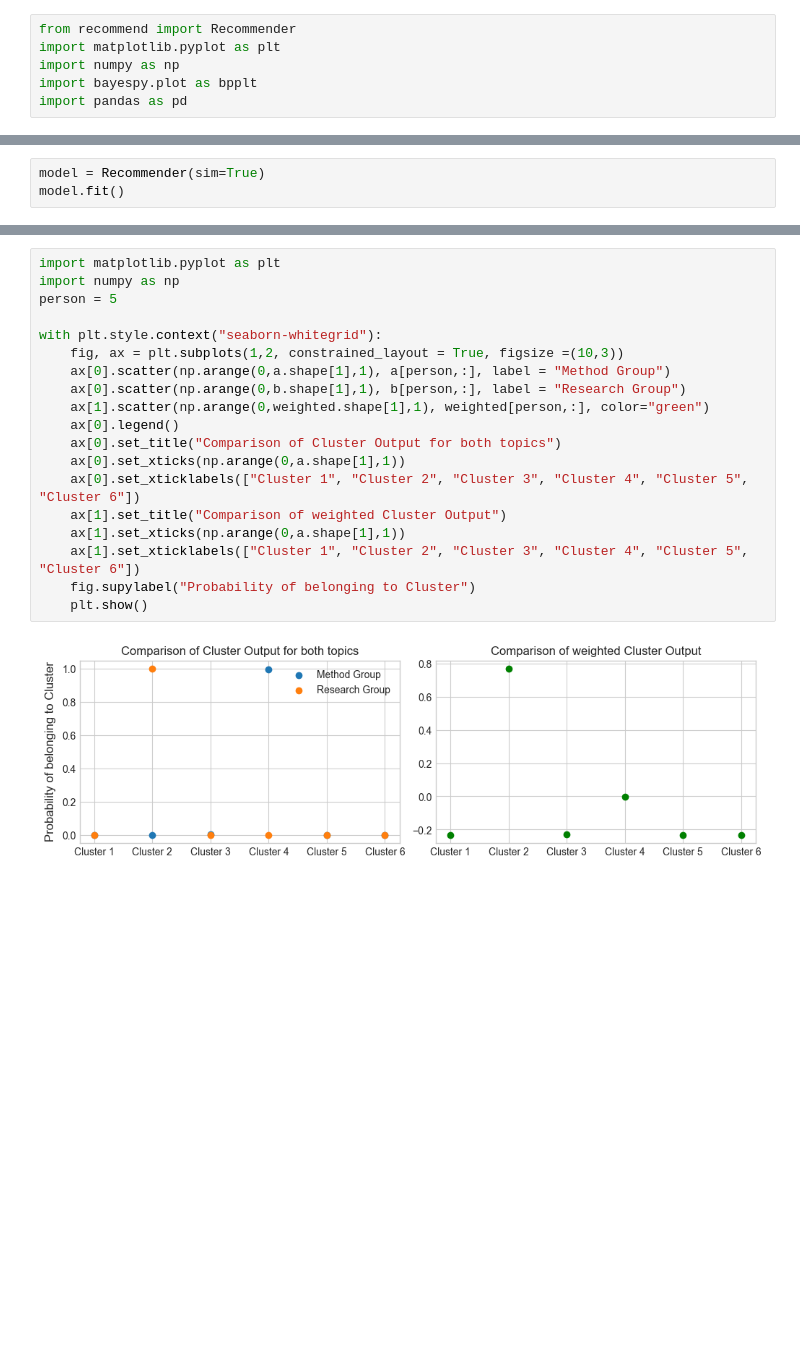
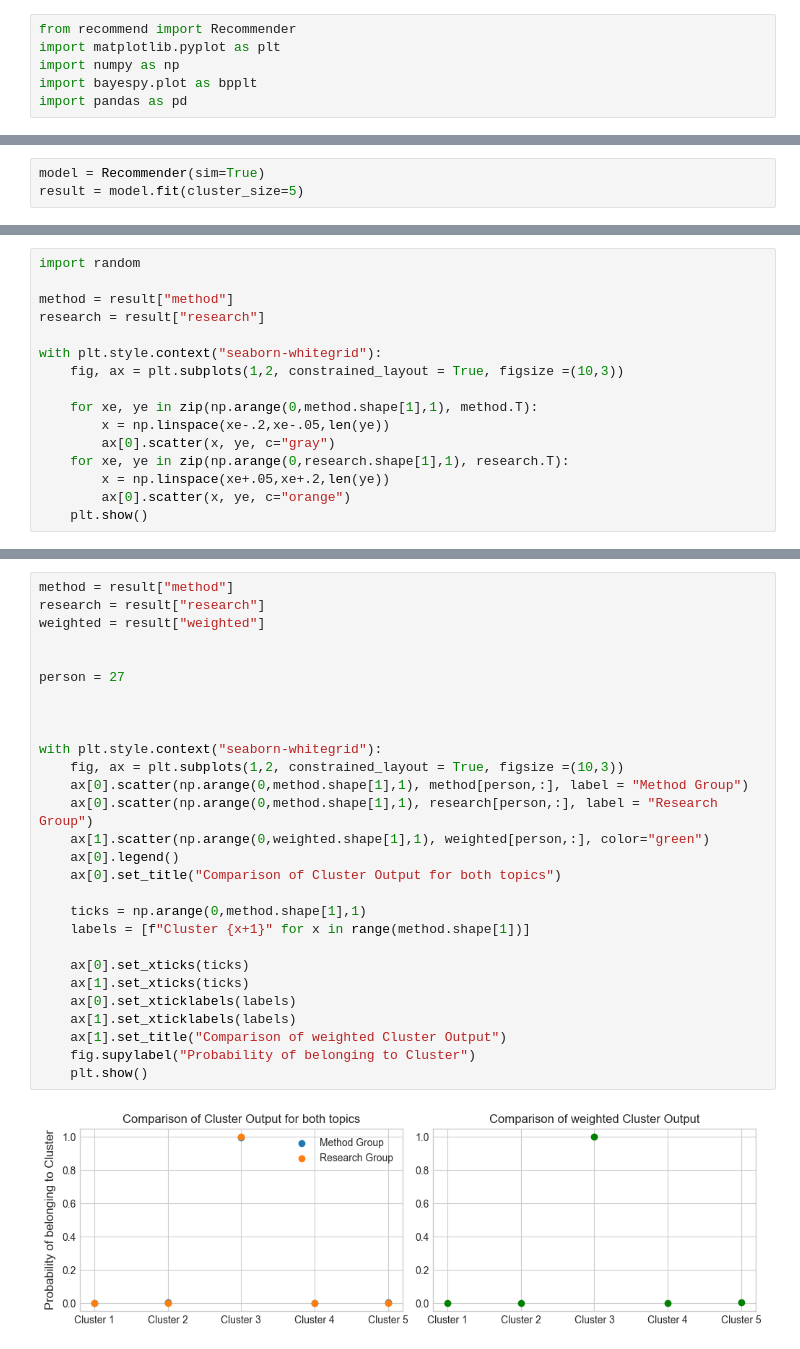
Before and after one commit to MisterXY89/byteme, a Jupyter notebook: src/explore_data.ipynb, the cells around one changed output, grey strips where cells are left out. Cells and saved outputs as stored; diff of their text form; blank space fills up the shorter version.

Commit message:
Update Model

```diff
--- a/src/explore_data.ipynb
+++ b/src/explore_data.ipynb
@@ -9,3 +7,3 @@ df = pd.read_csv("/Users/anton/Documents/Projects/byteme/data/dummy.csv").iloc[:
 # %%
 model = Recommender(sim=True)
-model.fit()
+result = model.fit(cluster_size=5)
@@ -17,0 +10,16 @@ b = res2._message_to_child()[0].reshape(35,6)
+# %%
+import random
+
+method = result["method"]
+research = result["research"]
+
+with plt.style.context("seaborn-whitegrid"):
+    fig, ax = plt.subplots(1,2, constrained_layout = True, figsize =(10,3))
+
+    for xe, ye in zip(np.arange(0,method.shape[1],1), method.T):
+        x = np.linspace(xe-.2,xe-.05,len(ye))
+        ax[0].scatter(x, ye, c="gray")
+    for xe, ye in zip(np.arange(0,research.shape[1],1), research.T):
+        x = np.linspace(xe+.05,xe+.2,len(ye))
+        ax[0].scatter(x, ye, c="orange")
+    plt.show()
@@ -18,21 +28,30 @@ b = res2._message_to_child()[0].reshape(35,6)
 # %%
-import matplotlib.pyplot as plt
-import numpy as np
-person = 5
+method = result["method"]
+research = result["research"]
+weighted = result["weighted"]
+
+
+person = 27
+
+
 
 with plt.style.context("seaborn-whitegrid"):
     fig, ax = plt.subplots(1,2, constrained_layout = True, figsize =(10,3))
-    ax[0].scatter(np.arange(0,a.shape[1],1), a[person,:], label = "Method Group")
-    ax[0].scatter(np.arange(0,b.shape[1],1), b[person,:], label = "Research Group")
+    ax[0].scatter(np.arange(0,method.shape[1],1), method[person,:], label = "Method Group")
+    ax[0].scatter(np.arange(0,method.shape[1],1), research[person,:], label = "Research Group")
     ax[1].scatter(np.arange(0,weighted.shape[1],1), weighted[person,:], color="green")
     ax[0].legend()
     ax[0].set_title("Comparison of Cluster Output for both topics")
-    ax[0].set_xticks(np.arange(0,a.shape[1],1))
-    ax[0].set_xticklabels(["Cluster 1", "Cluster 2", "Cluster 3", "Cluster 4", "Cluster 5", "Cluster 6"])
+
+    ticks = np.arange(0,method.shape[1],1)
+    labels = [f"Cluster {x+1}" for x in range(method.shape[1])]
+
+    ax[0].set_xticks(ticks)
+    ax[1].set_xticks(ticks)
+    ax[0].set_xticklabels(labels)
+    ax[1].set_xticklabels(labels)
     ax[1].set_title("Comparison of weighted Cluster Output")
-    ax[1].set_xticks(np.arange(0,a.shape[1],1))
-    ax[1].set_xticklabels(["Cluster 1", "Cluster 2", "Cluster 3", "Cluster 4", "Cluster 5", "Cluster 6"])
     fig.supylabel("Probability of belonging to Cluster")
     plt.show()
 # %% [output]
-[figure, old version]
+[figure, new version]
```
Also changed, not shown: parts of 6 cells of this notebook, 4 other files.
